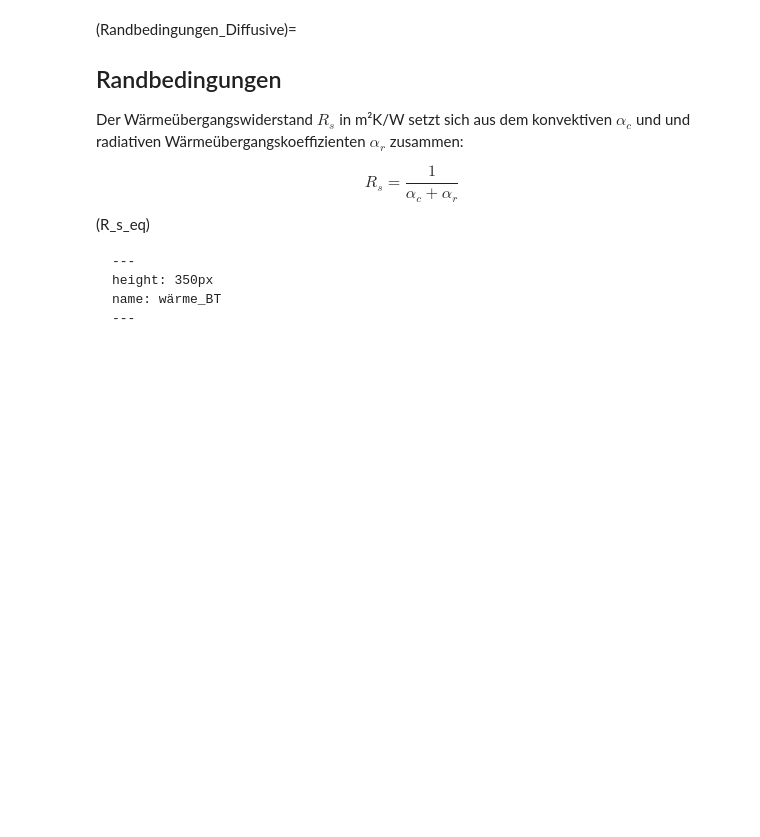
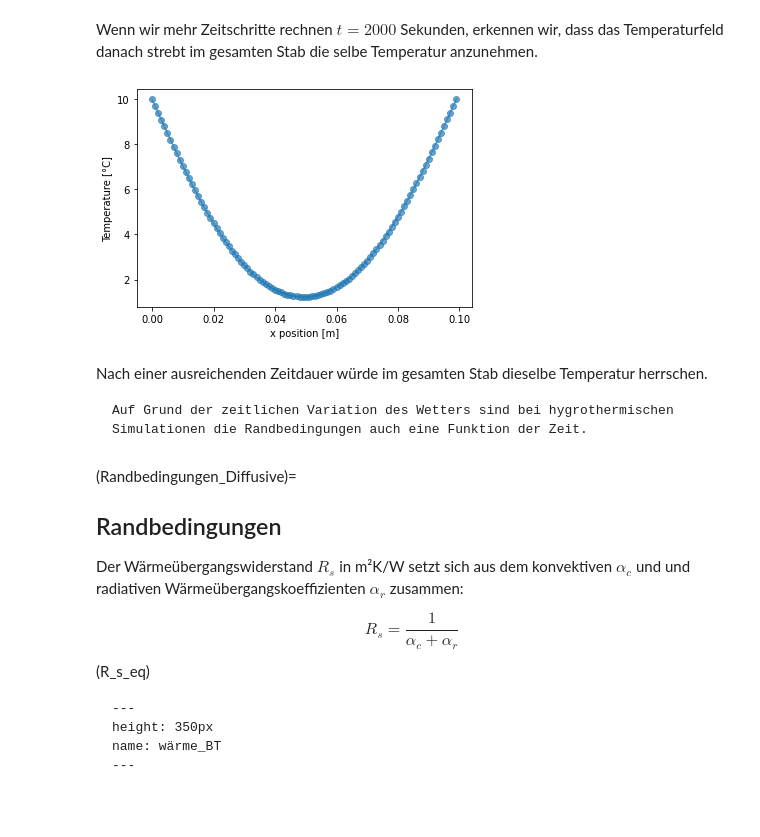
Before and after one commit to bph-tuwien/BPH2_Skriptum_JP_Book, a Jupyter notebook: BPH2_Book/Diffusive_Theorie.ipynb, the cells around one changed output. Cells and saved outputs as stored; diff of their text form; code cells hidden in the pictures; blank space fills up the shorter version.

````diff
--- a/BPH2_Book/Diffusive_Theorie.ipynb
+++ b/BPH2_Book/Diffusive_Theorie.ipynb
@@ -180,3 +273,43 @@ plt.show()
+# %% [markdown]
+Wenn wir mehr Zeitschritte rechnen $t = 2000$ Sekunden, erkennen wir, dass das Temperaturfeld danach strebt im gesamten Stab die selbe Temperatur anzunehmen.
+# %%
+# SimTime anpassen
+sim_time = 2000  # Sekunden
+
+# Stabilitätskriterium
+if Fo > 0.5:
+    print("stability issue")
+
+# Zeit
+t = 0
+while t < sim_time:
+    # Randbedingungen bleiben gleich
+    T[0] = 10
+    T[n - 1] = 10
+    # Berechnung innerhalb der Domäne
+    for i in range(1, n - 1):
+        # Ergebnis für neuen Zeitschritt berechnen
+        T_plus[i] = T[i] * (1 - 2 * Fo) + Fo * (T[i + 1] + T[i - 1])
+
+    # Altes Temperaturfeld mit soeben berechnetem überschreiben
+    T = T_plus
+    # Zeitschritt dazuzählen
+    t += dt
+
+# plotting
+x_pos = np.arange(0, L, dx)
+plt.xlabel("x position [m]")
+plt.ylabel("Temperature [°C]")
+plt.plot(x_pos, T_plus, 'o-', alpha=0.65)
+plt.show()
+# %% [output]
+[figure, added]
+# %% [markdown]
+Nach einer ausreichenden Zeitdauer würde im gesamten Stab dieselbe Temperatur herrschen.
+
+```{note}
+Auf Grund der zeitlichen Variation des Wetters sind bei hygrothermischen Simulationen die Randbedingungen auch eine Funktion der Zeit.
+```
 # %% [markdown]
 (Randbedingungen_Diffusive)=
 
````
Also changed, not shown: parts of 6 cells of this notebook, 7 other files.
